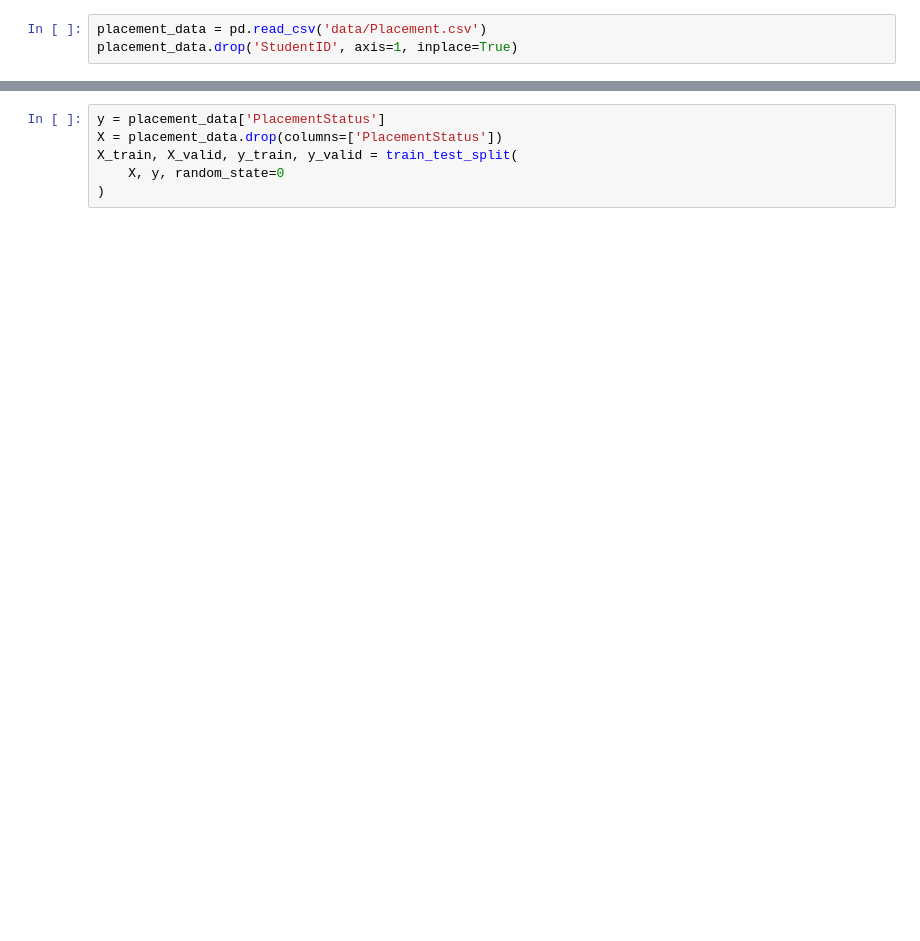
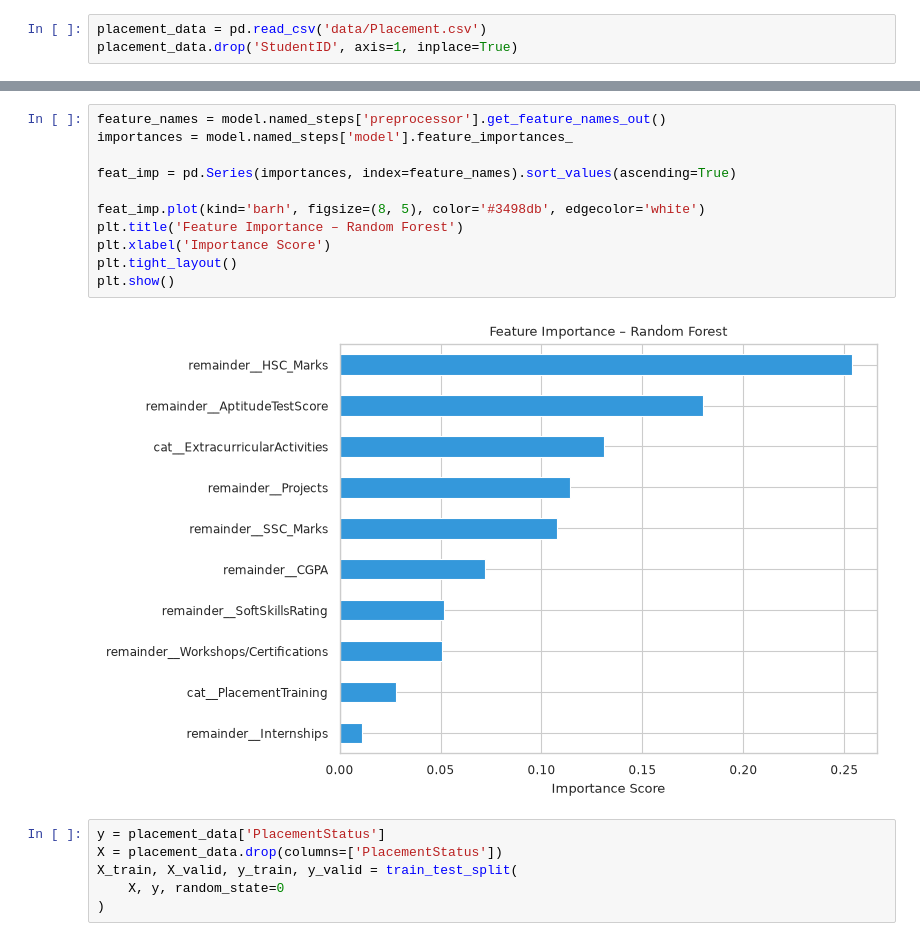
Before and after one commit to souparnikavp17/placement-prediction, a Jupyter notebook: notebook.ipynb, the cells around one changed output, grey strips where cells are left out. Drawn from its saved outputs; the diff is of its cells as text; blank space fills up the shorter version.

```diff
--- a/notebook.ipynb
+++ b/notebook.ipynb
@@ -11,3 +51,16 @@ placement_data.drop('StudentID', axis=1, inplace=True)
+# %%
+feature_names = model.named_steps['preprocessor'].get_feature_names_out()
+importances = model.named_steps['model'].feature_importances_
+
+feat_imp = pd.Series(importances, index=feature_names).sort_values(ascending=True)
+
+feat_imp.plot(kind='barh', figsize=(8, 5), color='#3498db', edgecolor='white')
+plt.title('Feature Importance – Random Forest')
+plt.xlabel('Importance Score')
+plt.tight_layout()
+plt.show()
+# %% [output]
+[figure, added]
 # %%
 y = placement_data['PlacementStatus']
 X = placement_data.drop(columns=['PlacementStatus'])
```
Also changed, not shown: parts of 7 cells of this notebook, 2 other files.
